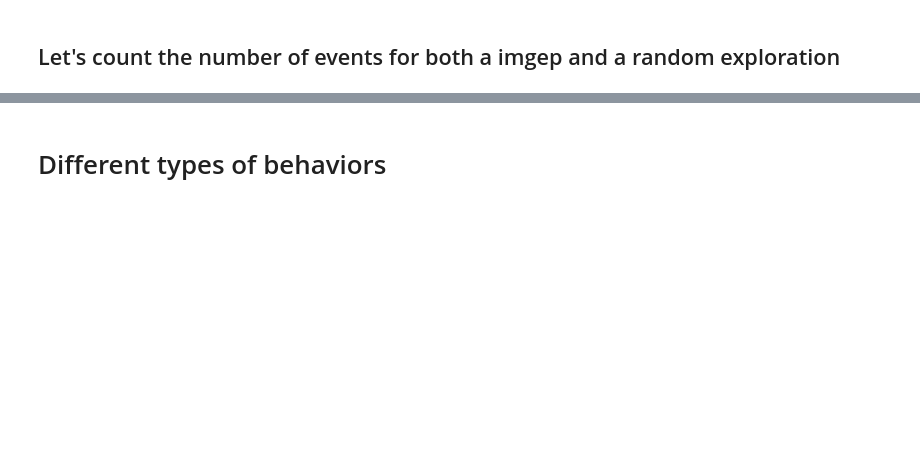
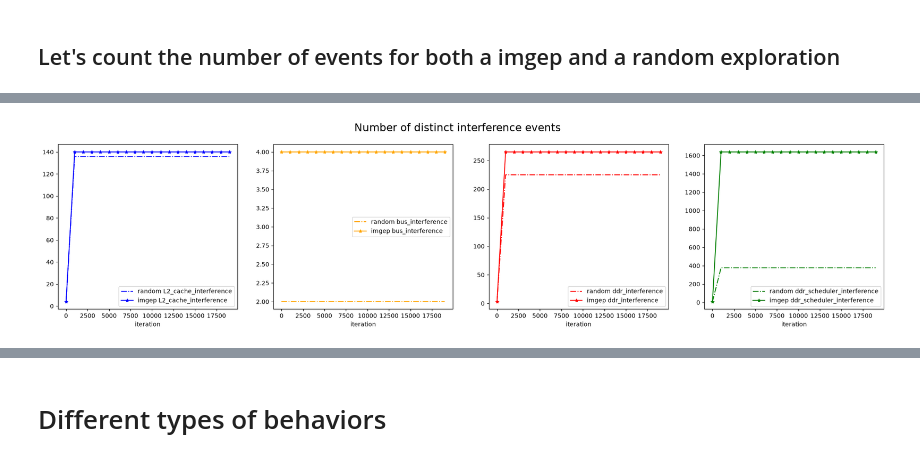
Before and after one commit to Ludoviccccc/Aixia_nouvelle_approche, a Jupyter notebook: analysis_imgep_if.ipynb, the cells around one changed output, grey strips where cells are left out. Saved outputs shown, nothing was run; the diff lists cells and outputs as text; code cells hidden in the pictures; blank space fills up the shorter version.

```diff
--- a/analysis_imgep_if.ipynb
+++ b/analysis_imgep_if.ipynb
@@ -156 +163,13 @@ ddr_scheduler_interference Index(['bank', 'addr', 'req_type', 'scheduled_delay',
+# %%
+colors = ['blue','orange','red','green','purple']
+fig,axs = plt.subplots(1,4,figsize=(25,5))
+for j,if_type in enumerate(merge_distinct_counts_evolution['random'].keys()):
+    axs[j].plot(range(1,N,1000),merge_distinct_counts_evolution['random'][if_type],'-.',label='random '+if_type,color=colors[j])
+    axs[j].plot(range(1,N,1000),merge_distinct_counts_evolution['imgep'][if_type],'-*',label='imgep '+if_type,color=colors[j])
+    axs[j].legend()
+    axs[j].set_xlabel('iteration')
+plt.suptitle('Number of distinct interference events',fontsize=18)
+plt.show()
+# %% [output]
+[figure, added]
 # %%
```
Also changed, not shown: parts of 20 cells of this notebook.
